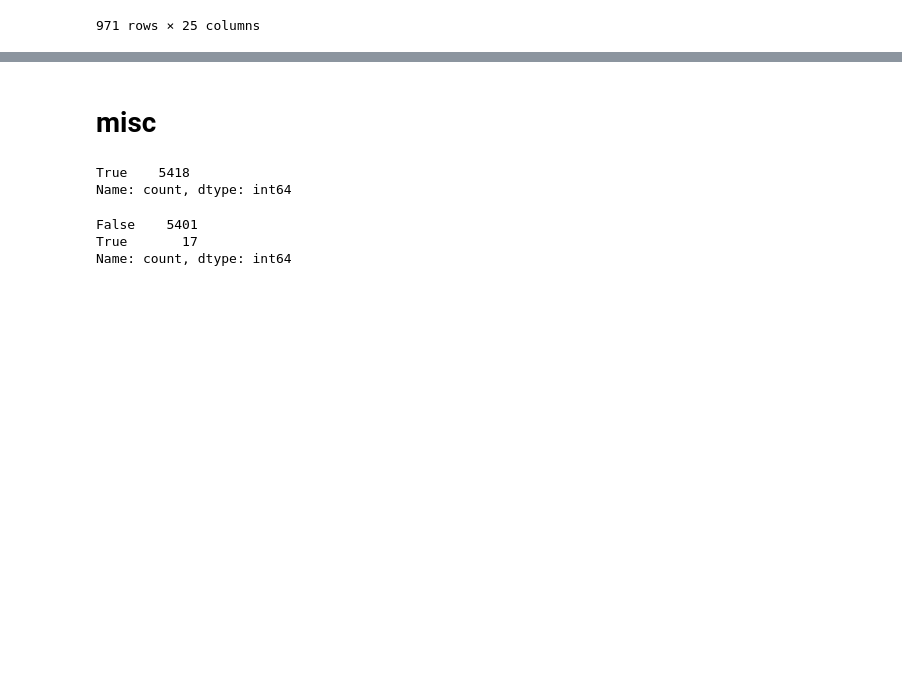
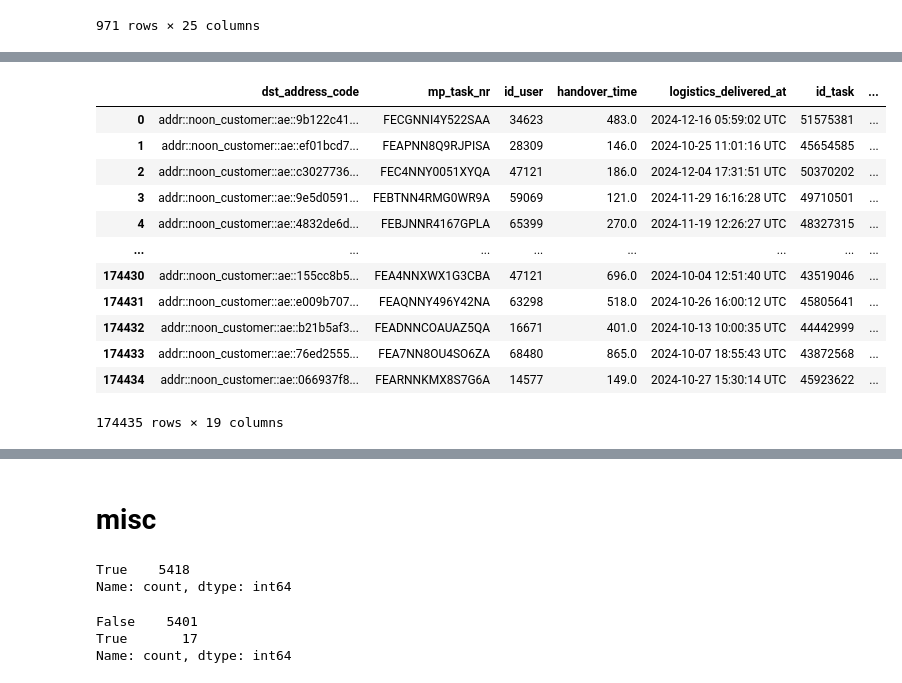
Before and after one commit to MohamdFekry/Parking-Enricher, a Jupyter notebook: test_data_analsis.ipynb, the cells around one changed output, grey strips where cells are left out. Drawn from its saved outputs; the diff is of its cells as text; code cells hidden in the pictures; blank space fills up the shorter version.

```diff
--- a/test_data_analsis.ipynb
+++ b/test_data_analsis.ipynb
@@ -810,0 +834,16 @@ Name: count, dtype: int64
+# %%
+df_all
+# %% [output]
+|  | dst_address_code | mp_task_nr | id_user | handover_time | logistics_delivered_at | id_task | ... |
+| 0 | addr::noon_customer::ae::9b122c41... | FECGNNI4Y522SAA | 34623 | 483.0 | 2024-12-16 05:59:02 UTC | 51575381 | ... |
+| 1 | addr::noon_customer::ae::ef01bcd7... | FEAPNN8Q9RJPISA | 28309 | 146.0 | 2024-10-25 11:01:16 UTC | 45654585 | ... |
+| 2 | addr::noon_customer::ae::c3027736... | FEC4NNY0051XYQA | 47121 | 186.0 | 2024-12-04 17:31:51 UTC | 50370202 | ... |
+| 3 | addr::noon_customer::ae::9e5d0591... | FEBTNN4RMG0WR9A | 59069 | 121.0 | 2024-11-29 16:16:28 UTC | 49710501 | ... |
+| 4 | addr::noon_customer::ae::4832de6d... | FEBJNNR4167GPLA | 65399 | 270.0 | 2024-11-19 12:26:27 UTC | 48327315 | ... |
+| ... | ... | ... | ... | ... | ... | ... | ... |
+| 174430 | addr::noon_customer::ae::155cc8b5... | FEA4NNXWX1G3CBA | 47121 | 696.0 | 2024-10-04 12:51:40 UTC | 43519046 | ... |
+| 174431 | addr::noon_customer::ae::e009b707... | FEAQNNY496Y42NA | 63298 | 518.0 | 2024-10-26 16:00:12 UTC | 45805641 | ... |
+| 174432 | addr::noon_customer::ae::b21b5af3... | FEADNNCOAUAZ5QA | 16671 | 401.0 | 2024-10-13 10:00:35 UTC | 44442999 | ... |
+| 174433 | addr::noon_customer::ae::76ed2555... | FEA7NN8OU4SO6ZA | 68480 | 865.0 | 2024-10-07 18:55:43 UTC | 43872568 | ... |
+| 174434 | addr::noon_customer::ae::066937f8... | FEARNNKMX8S7G6A | 14577 | 149.0 | 2024-10-27 15:30:14 UTC | 45923622 | ... |
+174435 rows × 19 columns
```
Also changed, not shown: parts of 16 cells of this notebook, 3 other files.
